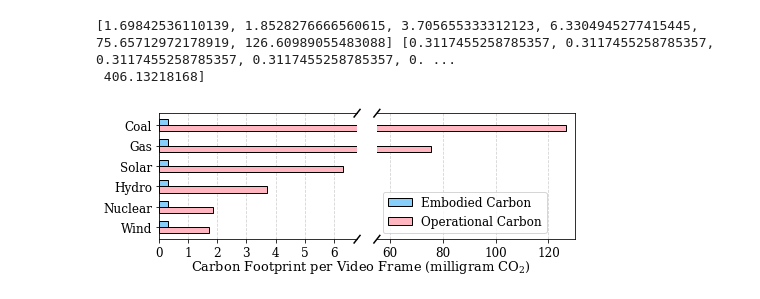
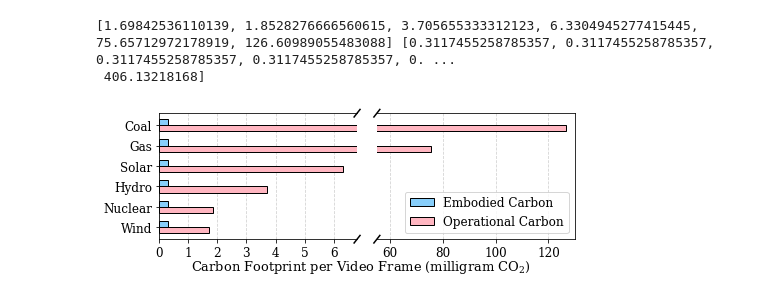
Before and after one commit to boringlee24/Open-Sora, a Jupyter notebook: scripts/visualize/char1_embodied_vs_operational.ipynb, the cells around one changed output. Drawn from its saved outputs; the diff is of its cells as text; code cells hidden in the pictures.

```diff
--- a/scripts/visualize/char1_embodied_vs_operational.ipynb
+++ b/scripts/visualize/char1_embodied_vs_operational.ipynb
@@ -48,32 +48,32 @@ for ax in axs:
 
 axs[0].set_xlim(0, 6.8)
 axs[1].set_xlim(55, 130)
 # axs[2].set_xlim(0.9, 1.1)
 axs[0].spines['right'].set_visible(False)
 axs[1].spines['left'].set_visible(False)
 # axs[1].spines['left'].set_visible(False)
 axs[1].tick_params(axis='y', which='both', left=False, right=False)
 
 d = .015  # how big to make the diagonal lines in axes coordinates
 d2 = 2*d
 # arguments to pass plot, just so we don't keep repeating them
 kwargs = dict(transform=axs[0].transAxes, color='k', clip_on=False)
 axs[0].plot((1-d, 1+d), (-d2, +d2), **kwargs)
 axs[0].plot((1-d, 1+d), (1-d2, 1+d2), **kwargs)
 
 kwargs.update(transform=axs[1].transAxes)  # switch to the bottom axes
 axs[1].plot((-d, +d), (1-d2, 1+d2), **kwargs)
 axs[1].plot((-d, +d), (-d2, +d2), **kwargs)
 
 axs[0].set_yticks(np.arange(len(energy_sources)))
 axs[0].set_yticklabels(energy_sources)
 axs[0].xaxis.set_major_locator(MultipleLocator(1))
 axs[1].xaxis.set_major_locator(MultipleLocator(20))
-axs[1].legend(fontsize=12)
+axs[1].legend(fontsize=12, loc="lower right")
 fig.text(0.57, 0.03, "Carbon Footprint per Video Frame (milligram CO$_2$)", ha='center', fontsize=13)
 
 plt.savefig(f"figures/fig0_carbon.pdf", bbox_inches='tight')
 # %% [output]
 [1.69842536110139, 1.8528276666560615, 3.705655333312123, 6.3304945277415445, 75.65712972178919, 126.60989055483088] [0.3117455258785357, 0.3117455258785357, 0.3117455258785357, 0.3117455258785357, 0. ...
  406.13218168]
-[figure, old version]
+[figure, new version]
```
Also changed, not shown: 21 other files.
